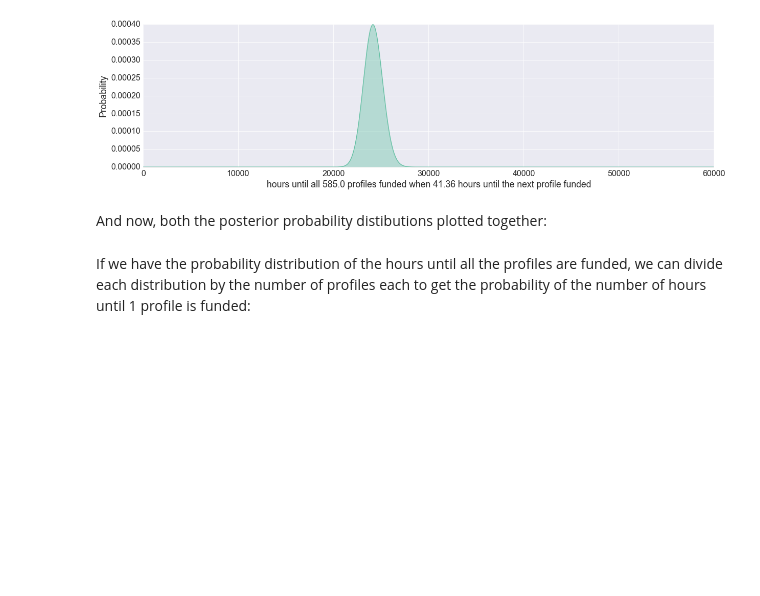
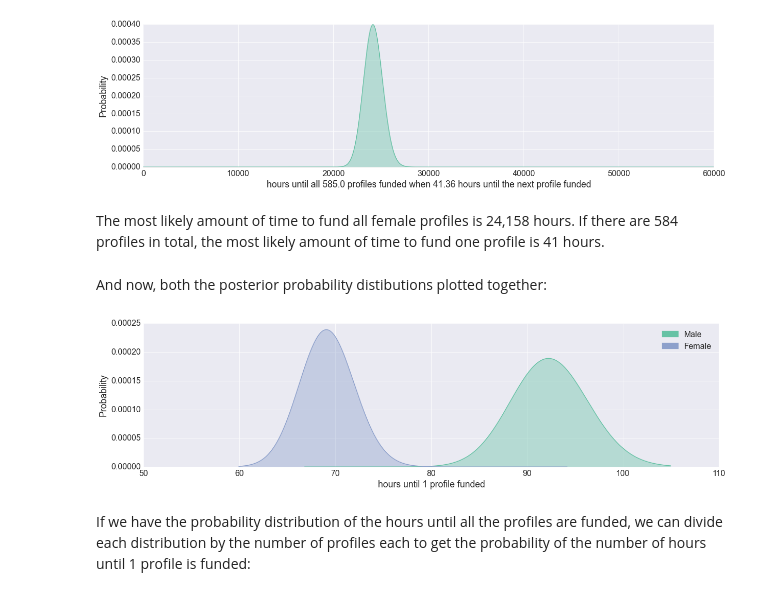
Before and after one commit to alifar76/stats-tests, a Jupyter notebook: bayesian.ipynb, the cells around one changed output. Cells and saved outputs as stored; diff of their text form; code cells hidden in the pictures; blank space fills up the shorter version.

```diff
--- a/bayesian.ipynb
+++ b/bayesian.ipynb
@@ -289,3 +277,5 @@ x[y.argmax()] / a
+# %% [markdown]
+The most likely amount of time to fund all female profiles is 24,158 hours. If there are 584 profiles in total, the most likely amount of time to fund one profile is 41 hours.
 # %% [markdown]
 And now, both the posterior probability distibutions plotted together:
 # %%
@@ -311,21 +301,23 @@ def plot_multiple_posterior_gamma(label, color, alpha, n, lambda_, xbar, a, b):
 # %%
 labels = []
 
 plot_multiple_posterior_gamma(label='Male',
     color = sns.color_palette()[0],
     alpha = 1,
     n = df[df.gender == 'male'].shape[0],
-    lambda_ = df.hrs_to_fund.median(),
-    xbar = df[df.gender == 'male'].hrs_to_fund.median(),
-    a=20000, b=32000)
+    lambda_ = df.hrs_to_fund.mean(),
+    xbar = df[df.gender == 'male'].hrs_to_fund.mean(),
+    a=35000, b=55000)
 
 plot_multiple_posterior_gamma(label='Female',
     color = sns.color_palette()[2],
     alpha = 1,
     n = df[df.gender == 'female'].shape[0],
-    lambda_ = df.hrs_to_fund.median(),
-    xbar = df[df.gender == 'female'].hrs_to_fund.median(),
-    a=20000, b=32000)
+    lambda_ = df.hrs_to_fund.mean(),
+    xbar = df[df.gender == 'female'].hrs_to_fund.mean(),
+    a=35000, b=55000)
+# %% [output]
+[figure, added]
 # %% [markdown]
 If we have the probability distribution of the hours until all the profiles are funded, we can divide each distribution by the number of profiles each to get the probability of the number of hours until 1 profile is funded:
 # %%
```
Also changed, not shown: parts of 10 cells of this notebook, 3 other files.
